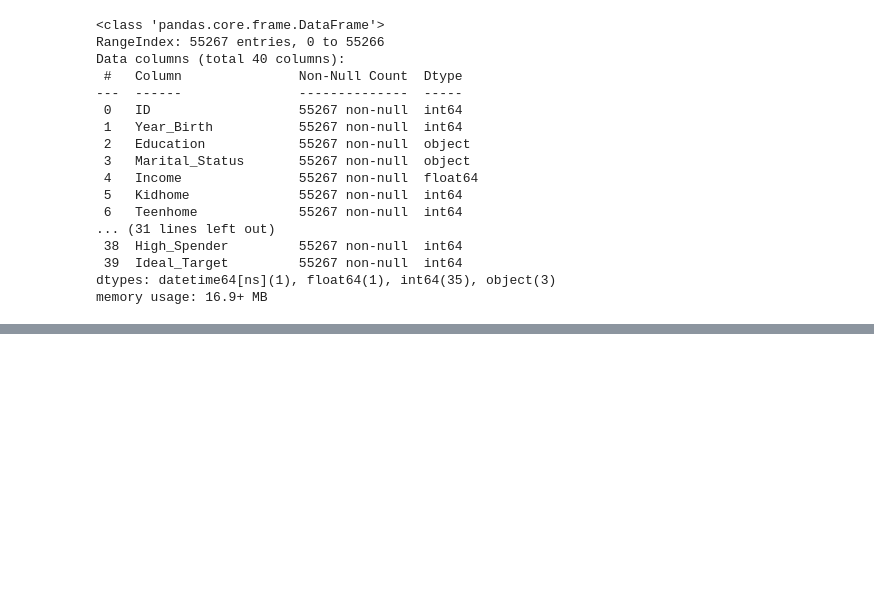
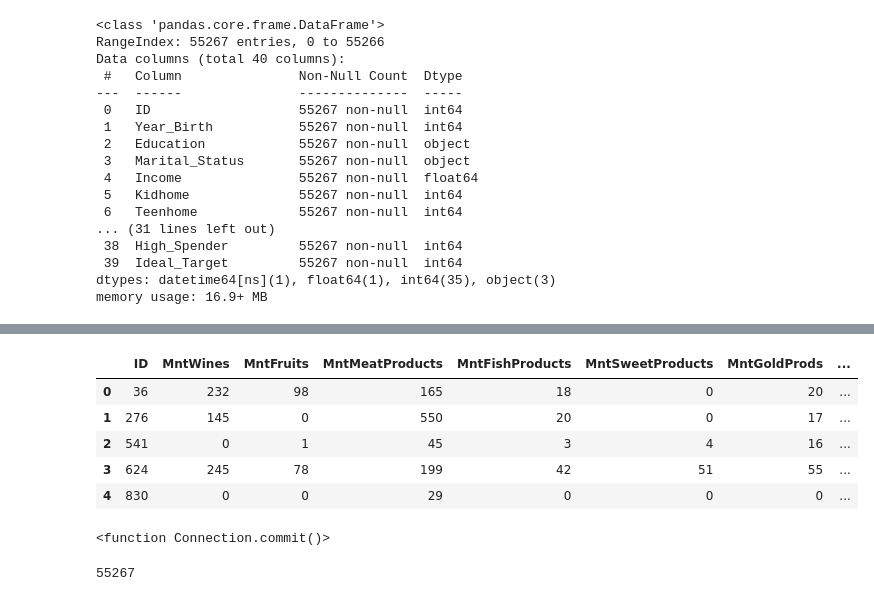
Before and after one commit to dharanigs-19/Mini-Project, a Jupyter notebook: Mini_Project_2.ipynb, the cells around one changed output, grey strips where cells are left out. Saved outputs shown, nothing was run; the diff lists cells and outputs as text; code cells hidden in the pictures; blank space fills up the shorter version.

```diff
--- a/Mini_Project_2.ipynb
+++ b/Mini_Project_2.ipynb
@@ -611,0 +682,26 @@ conn=sqlite3.connect('marketing.db')
+# %%
+pd.read_sql("select * from customer_spend limit 5",conn)
+# %% [output]
+|  | ID | MntWines | MntFruits | MntMeatProducts | MntFishProducts | MntSweetProducts | MntGoldProds | ... |
+| 0 | 36 | 232 | 98 | 165 | 18 | 0 | 20 | ... |
+| 1 | 276 | 145 | 0 | 550 | 20 | 0 | 17 | ... |
+| 2 | 541 | 0 | 1 | 45 | 3 | 4 | 16 | ... |
+| 3 | 624 | 245 | 78 | 199 | 42 | 51 | 55 | ... |
+| 4 | 830 | 0 | 0 | 29 | 0 | 0 | 0 | ... |
+# %%
+query2=""" create table customer_purchase(ID INTEGER PRIMARY KEY,
+NumDealsPurchases INTEGER,
+NumWebPurchases INTEGER,
+NumCatalogPurchases INTEGER,
+NumStorePurchases INTEGER,
+NumWebVisitsMonth INTEGER,
+Recency INTEGER,
+Total_Purchases INTEGER
+
+);
+
+"""
+conn.execute(query2)
+conn.commit
+# %% [output]
+<function Connection.commit()>
@@ -611,0 +711,5 @@ conn=sqlite3.connect('marketing.db')
+# %%
+conn = sqlite3.connect('marketing.db')
+data.to_sql('customer_purchase', conn, if_exists='append', index=False)
+# %% [output]
+55267
```
Also changed, not shown: parts of 12 cells of this notebook.
